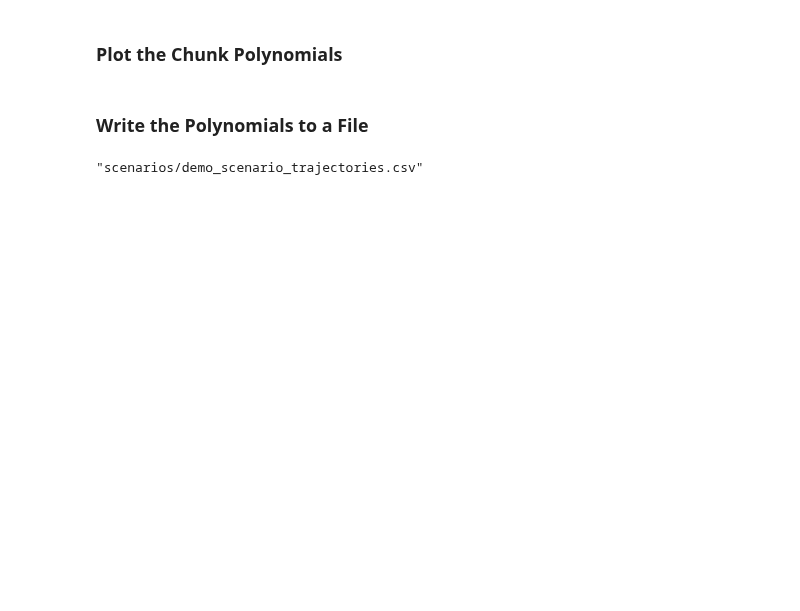
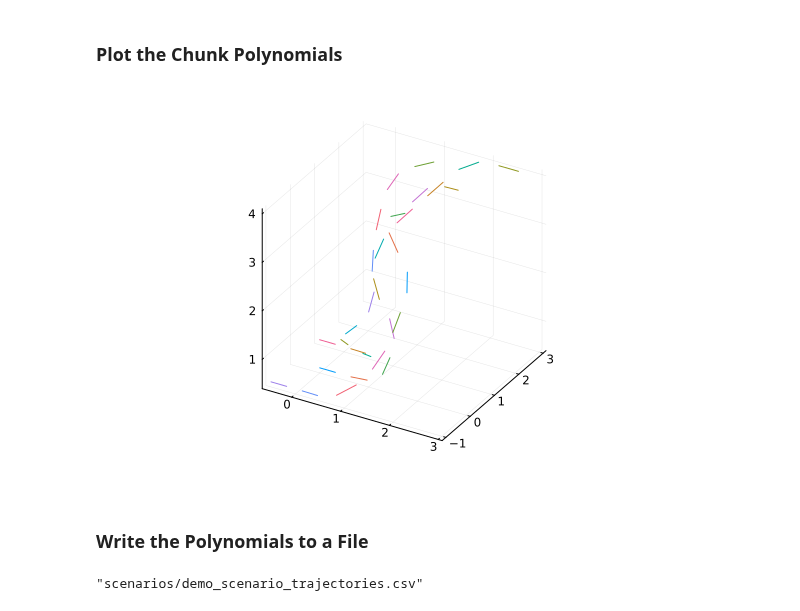
Before and after one commit to dev10110/GatekeeperFormationFlight.jl, a Jupyter notebook: examples/caams_demo/scenario_builder.ipynb, the cells around one changed output. Cells and saved outputs as stored; diff of their text form; code cells hidden in the pictures; blank space fills up the shorter version.

```diff
--- a/examples/caams_demo/scenario_builder.ipynb
+++ b/examples/caams_demo/scenario_builder.ipynb
@@ -289,16 +277,25 @@ Px: 0.813317 + 0.129239*x - 0.0959159*x^2 - 0.0178587*x^3 + 0.039722*x^4 - 0.042
 # %% [markdown]
 ### Plot the Chunk Polynomials
 # %%
-# p = plot(legend = false)
-# for pnom in chunk_polys
-#     plot!(
-#         p,
-#         τ -> pnom.px(τ),
-#         τ -> pnom.py(τ),
-#         τ -> pnom.pz(τ),
-#         [0, pnom.duration],
-#     )
-# end
+p = plot(legend = false)
+for pnom in chunk_polys
+    # reconstruct polynomial from coefficients
+    px = Polynomial(values(pnom)[3:11])
+    py = Polynomial(values(pnom)[12:20])
+    pz = Polynomial(values(pnom)[21:29])
+
+    plot!(
+        p,
+        τ -> px(τ),
+        τ -> py(τ),
+        τ -> pz(τ),
+        0:0.01:pnom.duration,
+    )
+end
+
+display(p)
+# %% [output]
+[figure, added]
 # %% [markdown]
 ### Write the Polynomials to a File
 # %%
```
Also changed, not shown: parts of 7 cells of this notebook, 4 other files.
